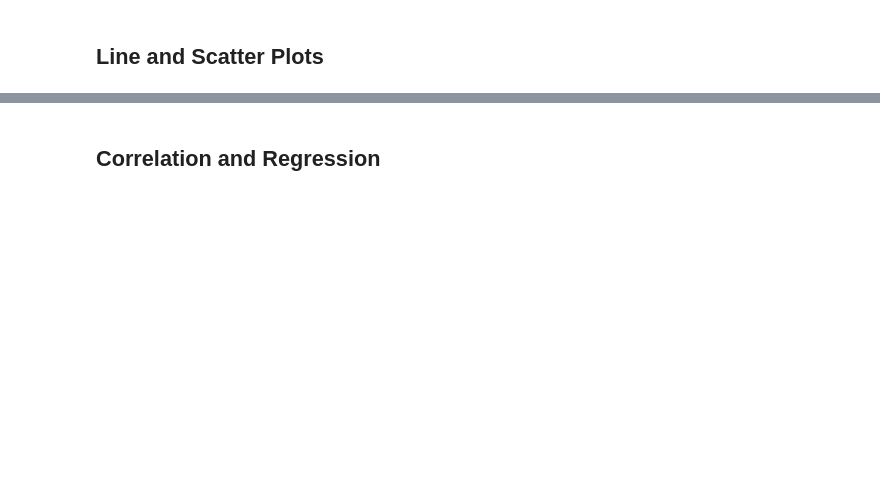
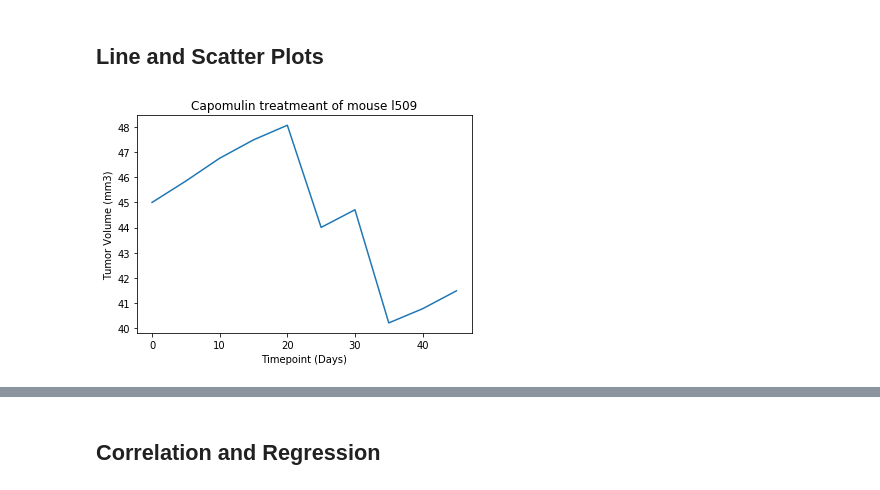
Before and after one commit to AyokOluwole/Matplotlib-Pymaceuticals, a Jupyter notebook: pymaceuticals_starter.ipynb, the cells around one changed output, grey strips where cells are left out. Saved outputs shown, nothing was run; the diff lists cells and outputs as text; code cells hidden in the pictures; blank space fills up the shorter version.

```diff
--- a/pymaceuticals_starter.ipynb
+++ b/pymaceuticals_starter.ipynb
@@ -259,5 +337,19 @@ plt.show()
 ## Line and Scatter Plots
 # %%
 # Generate a line plot of tumor volume vs. time point for a mouse treated with Capomulin
+# %%
+lineplot = clean_df.loc[clean_df["Mouse ID"] == "l509",:]
+lineplot
+x_axis = lineplot["Timepoint"]
+tumor_volume = lineplot["Tumor Volume (mm3)"]
+
+plt.title('Capomulin treatmeant of mouse l509')
+plt.plot(x_axis, tumor_volume)
+plt.xlabel('Timepoint (Days)')
+plt.ylabel('Tumor Volume (mm3)')
+
+plt.show()
+# %% [output]
+[figure, added]
 # %%
 # Generate a scatter plot of average tumor volume vs. mouse weight for the Capomulin regimen
```
Also changed, not shown: parts of 13 cells of this notebook, 1 other file.
